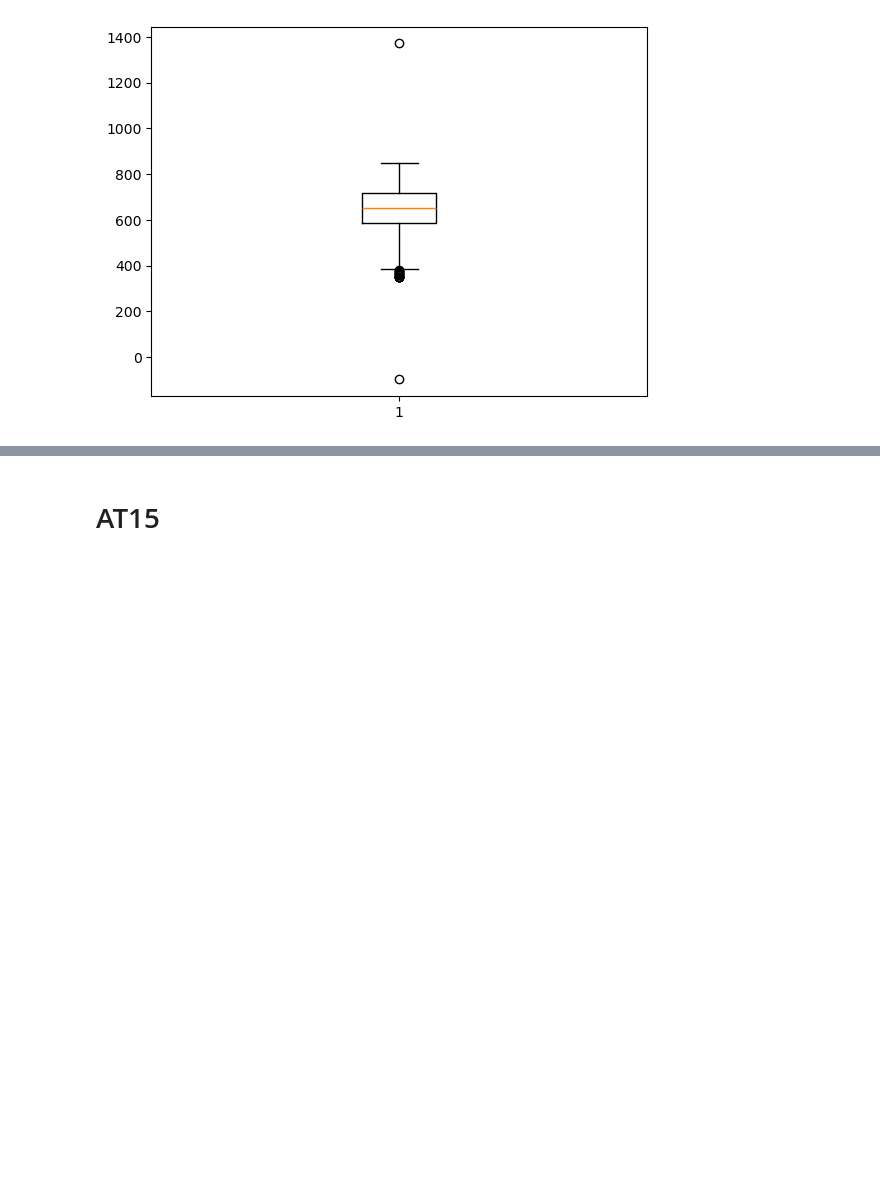
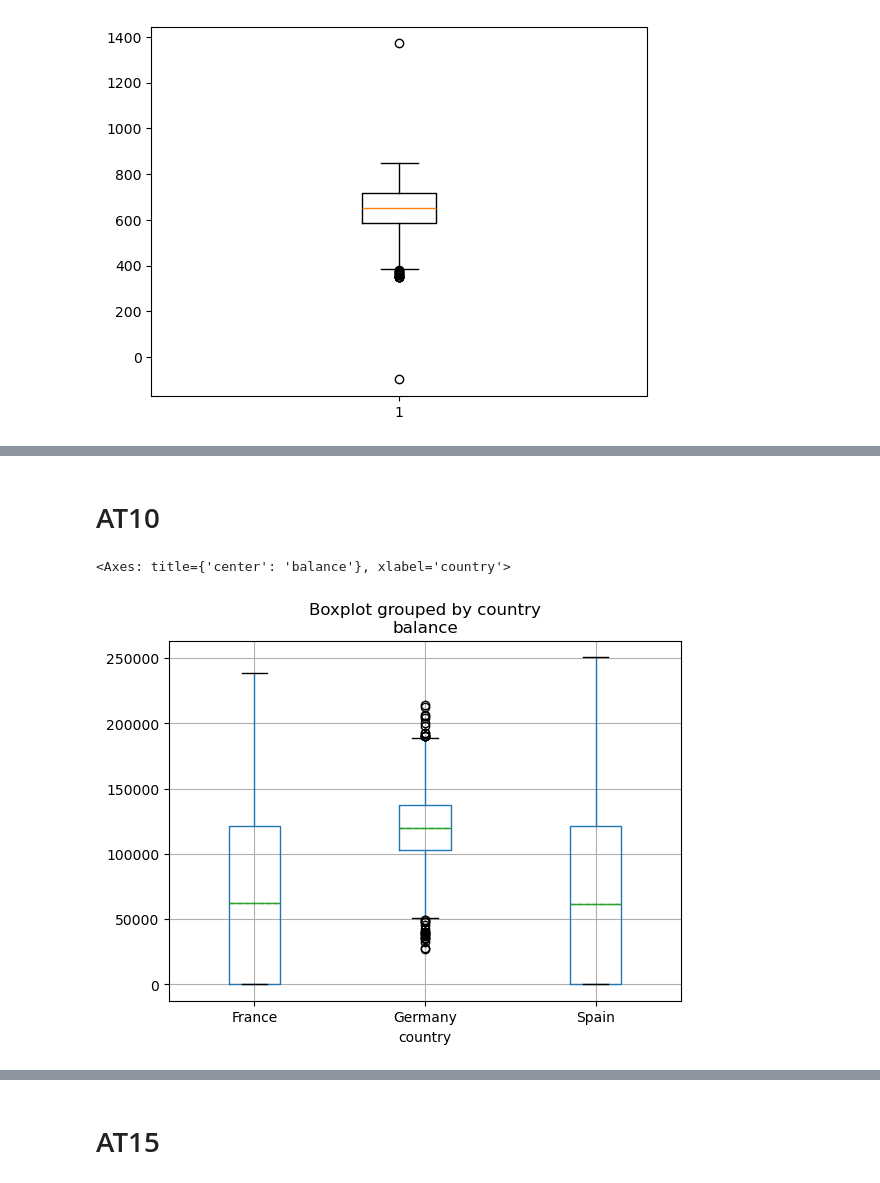
Before and after one commit to holleyj/data_attrition, a Jupyter notebook: code_sprint1.ipynb, the cells around one changed output, grey strips where cells are left out. Cells and saved outputs as stored; diff of their text form; code cells hidden in the pictures; blank space fills up the shorter version.

```diff
--- a/code_sprint1.ipynb
+++ b/code_sprint1.ipynb
@@ -45,0 +47,7 @@ plt.show()
+# %% [markdown]
+# AT10
+# %%
+df.boxplot(column="balance", by="country", showmeans=True, meanline=True)
+# %% [output]
+<Axes: title={'center': 'balance'}, xlabel='country'>
+[figure, added]
```
Also changed, not shown: parts of 12 cells of this notebook.
